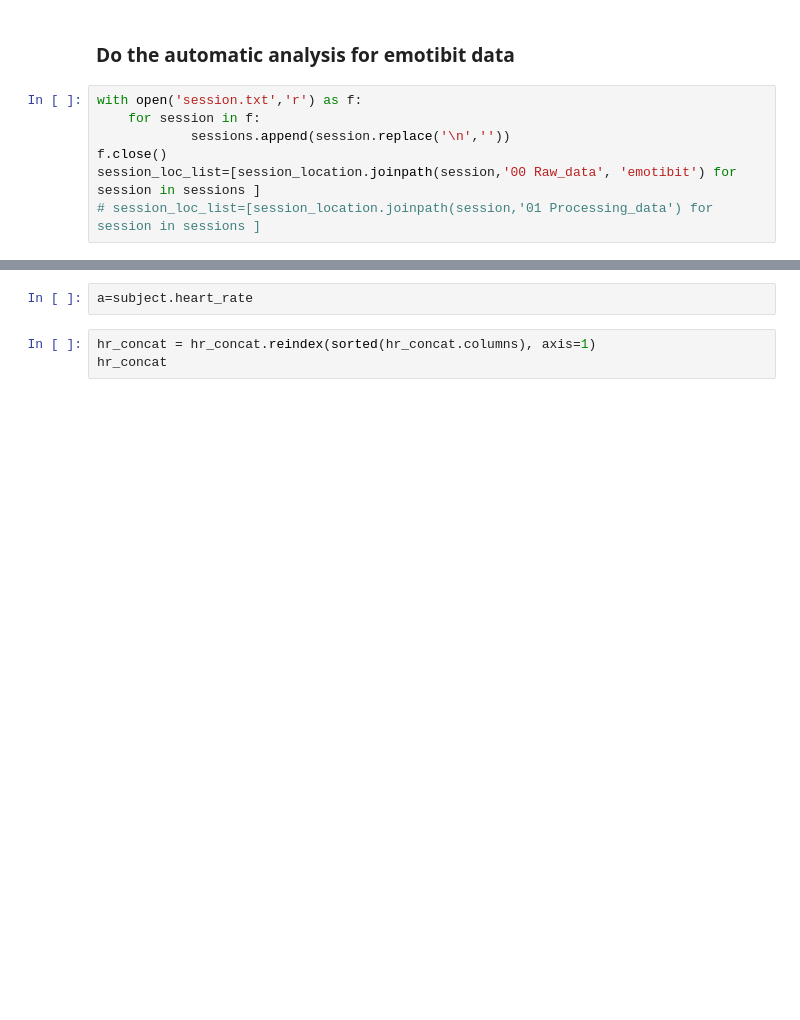
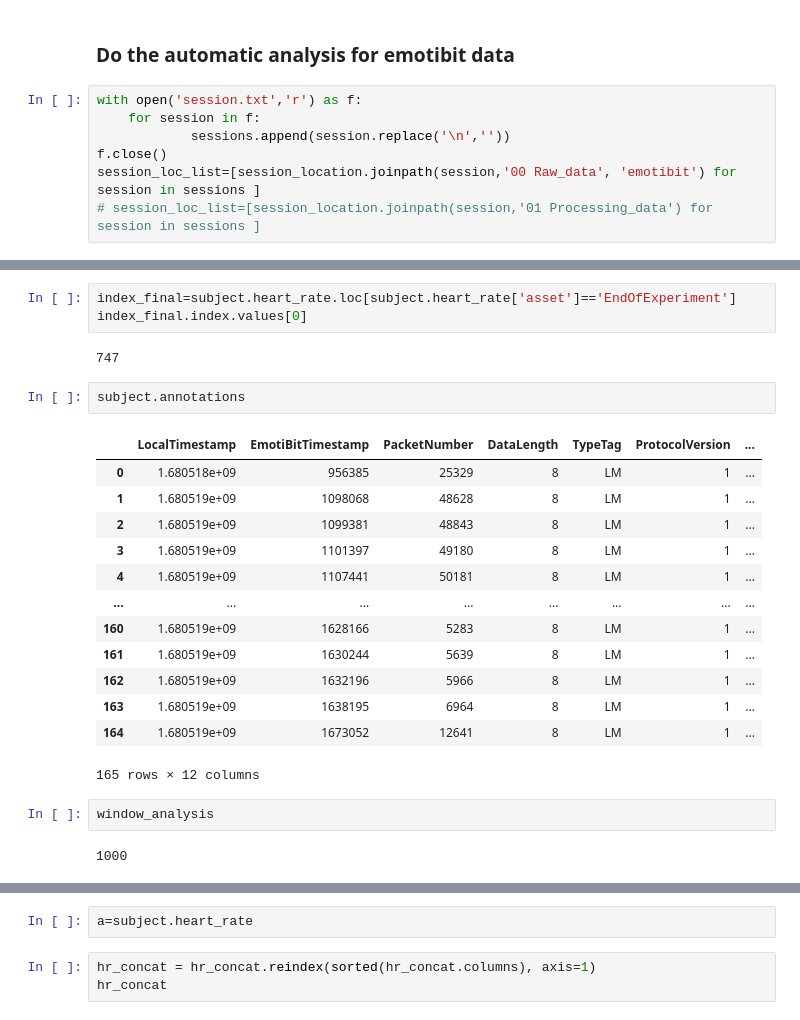
Before and after one commit to Rockyneuron/pupil_labs_analysis, a Jupyter notebook: analysis/emotibit/reading_emotibit_data.ipynb, the cells around one changed output, grey strips where cells are left out. Saved outputs shown, nothing was run; the diff lists cells and outputs as text; blank space fills up the shorter version.

```diff
--- a/analysis/emotibit/reading_emotibit_data.ipynb
+++ b/analysis/emotibit/reading_emotibit_data.ipynb
@@ -107,0 +117,25 @@ KeyError: 'BI'
+# %%
+index_final=subject.heart_rate.loc[subject.heart_rate['asset']=='EndOfExperiment']
+index_final.index.values[0]
+# %% [output]
+747
+# %%
+subject.annotations
+# %% [output]
+|  | LocalTimestamp | EmotiBitTimestamp | PacketNumber | DataLength | TypeTag | ProtocolVersion | ... |
+| 0 | 1.680518e+09 | 956385 | 25329 | 8 | LM | 1 | ... |
+| 1 | 1.680519e+09 | 1098068 | 48628 | 8 | LM | 1 | ... |
+| 2 | 1.680519e+09 | 1099381 | 48843 | 8 | LM | 1 | ... |
+| 3 | 1.680519e+09 | 1101397 | 49180 | 8 | LM | 1 | ... |
+| 4 | 1.680519e+09 | 1107441 | 50181 | 8 | LM | 1 | ... |
+| ... | ... | ... | ... | ... | ... | ... | ... |
+| 160 | 1.680519e+09 | 1628166 | 5283 | 8 | LM | 1 | ... |
+| 161 | 1.680519e+09 | 1630244 | 5639 | 8 | LM | 1 | ... |
+| 162 | 1.680519e+09 | 1632196 | 5966 | 8 | LM | 1 | ... |
+| 163 | 1.680519e+09 | 1638195 | 6964 | 8 | LM | 1 | ... |
+| 164 | 1.680519e+09 | 1673052 | 12641 | 8 | LM | 1 | ... |
+165 rows × 12 columns
+# %%
+window_analysis
+# %% [output]
+1000
```
Also changed, not shown: parts of 15 cells of this notebook, 4 other files.
